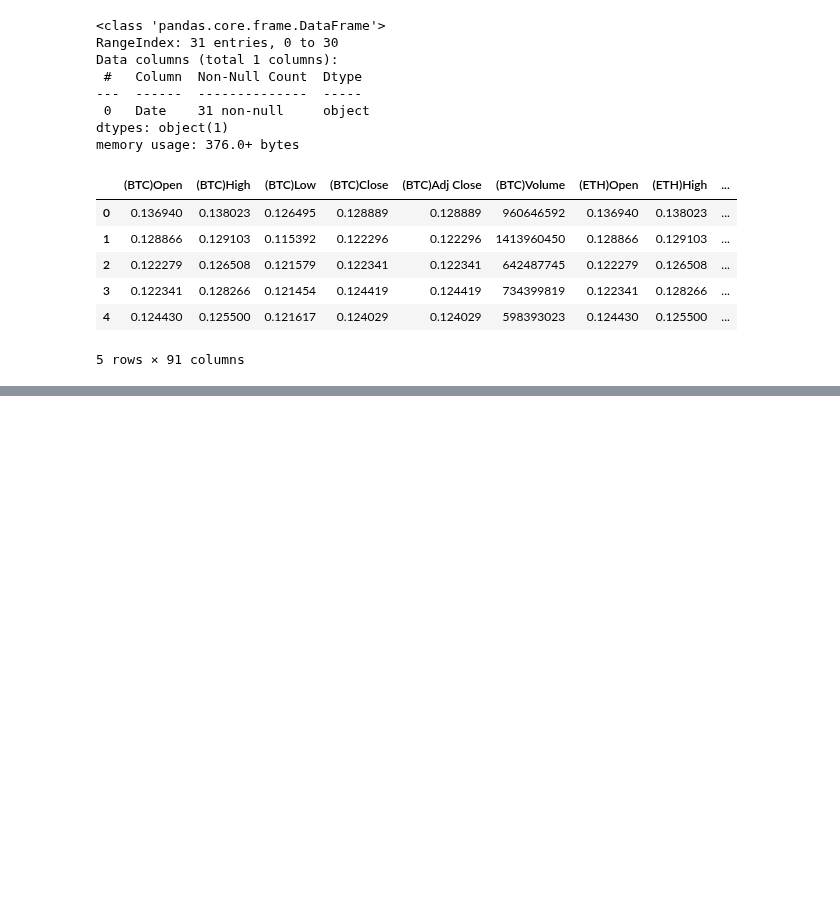
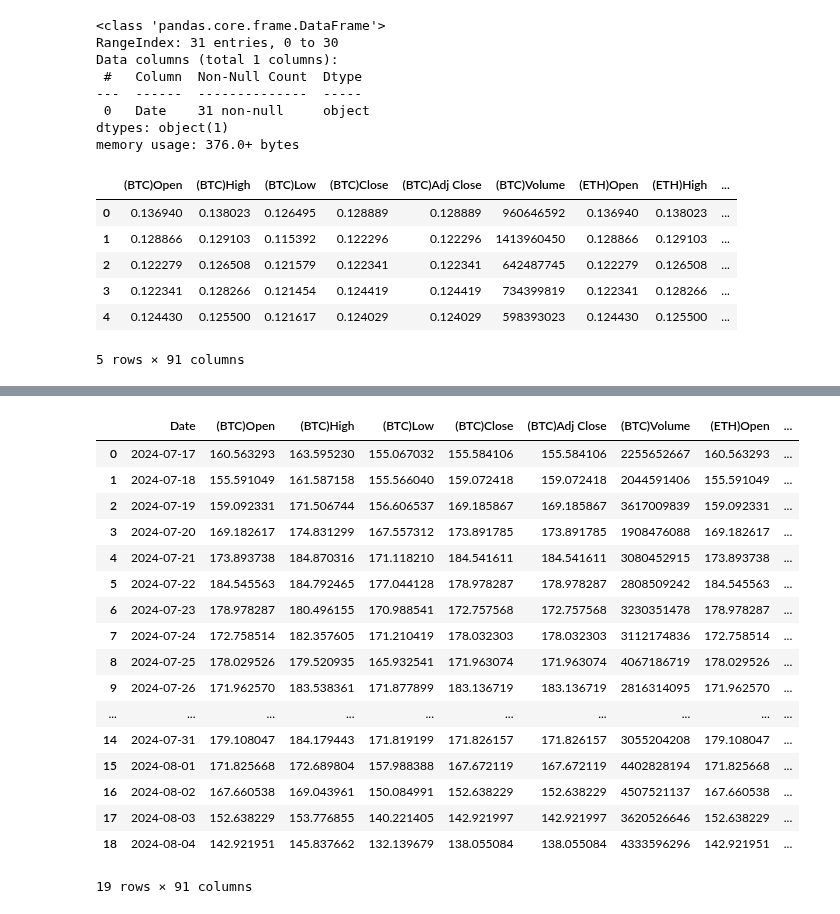
Before and after one commit to CODING-racer/criptobot, a Jupyter notebook: new_crip.ipynb, the cells around one changed output, grey strips where cells are left out. Saved outputs shown, nothing was run; the diff lists cells and outputs as text; code cells hidden in the pictures; blank space fills up the shorter version.

```diff
--- a/new_crip.ipynb
+++ b/new_crip.ipynb
@@ -234,0 +433,2 @@ CC.head()
+# %%
+pre = pd.read_csv('../CRIPTO/Datasets/TAKE_OFF.csv')
@@ -234,0 +453,2 @@ CC.head()
+# %%
+DATA_2 = pd.read_csv('../CRIPTO/Datasets/new_again.csv')
@@ -234,0 +477,4 @@ CC.head()
+# %%
+desire_columns = ['Date']
+lanzadera_1 = DATA_2[desire_columns]
+lanzadera_1.head()
@@ -234,0 +501,2 @@ CC.head()
+# %%
+pre.loc[:,['Date']] = lanzadera_1.loc[:,['Date'] ]
@@ -234,0 +664,21 @@ CC.head()
+# %%
+pre
+# %% [output]
+|  | Date | (BTC)Open | (BTC)High | (BTC)Low | (BTC)Close | (BTC)Adj Close | (BTC)Volume | (ETH)Open | ... |
+| 0 | 2024-07-17 | 160.563293 | 163.595230 | 155.067032 | 155.584106 | 155.584106 | 2255652667 | 160.563293 | ... |
+| 1 | 2024-07-18 | 155.591049 | 161.587158 | 155.566040 | 159.072418 | 159.072418 | 2044591406 | 155.591049 | ... |
+| 2 | 2024-07-19 | 159.092331 | 171.506744 | 156.606537 | 169.185867 | 169.185867 | 3617009839 | 159.092331 | ... |
+| 3 | 2024-07-20 | 169.182617 | 174.831299 | 167.557312 | 173.891785 | 173.891785 | 1908476088 | 169.182617 | ... |
+| 4 | 2024-07-21 | 173.893738 | 184.870316 | 171.118210 | 184.541611 | 184.541611 | 3080452915 | 173.893738 | ... |
+| 5 | 2024-07-22 | 184.545563 | 184.792465 | 177.044128 | 178.978287 | 178.978287 | 2808509242 | 184.545563 | ... |
+| 6 | 2024-07-23 | 178.978287 | 180.496155 | 170.988541 | 172.757568 | 172.757568 | 3230351478 | 178.978287 | ... |
+| 7 | 2024-07-24 | 172.758514 | 182.357605 | 171.210419 | 178.032303 | 178.032303 | 3112174836 | 172.758514 | ... |
+| 8 | 2024-07-25 | 178.029526 | 179.520935 | 165.932541 | 171.963074 | 171.963074 | 4067186719 | 178.029526 | ... |
+| 9 | 2024-07-26 | 171.962570 | 183.538361 | 171.877899 | 183.136719 | 183.136719 | 2816314095 | 171.962570 | ... |
+| ... | ... | ... | ... | ... | ... | ... | ... | ... | ... |
+| 14 | 2024-07-31 | 179.108047 | 184.179443 | 171.819199 | 171.826157 | 171.826157 | 3055204208 | 179.108047 | ... |
+| 15 | 2024-08-01 | 171.825668 | 172.689804 | 157.988388 | 167.672119 | 167.672119 | 4402828194 | 171.825668 | ... |
+| 16 | 2024-08-02 | 167.660538 | 169.043961 | 150.084991 | 152.638229 | 152.638229 | 4507521137 | 167.660538 | ... |
+| 17 | 2024-08-03 | 152.638229 | 153.776855 | 140.221405 | 142.921997 | 142.921997 | 3620526646 | 152.638229 | ... |
+| 18 | 2024-08-04 | 142.921951 | 145.837662 | 132.139679 | 138.055084 | 138.055084 | 4333596296 | 142.921951 | ... |
+19 rows × 91 columns
```
Also changed, not shown: parts of 32 cells of this notebook.
